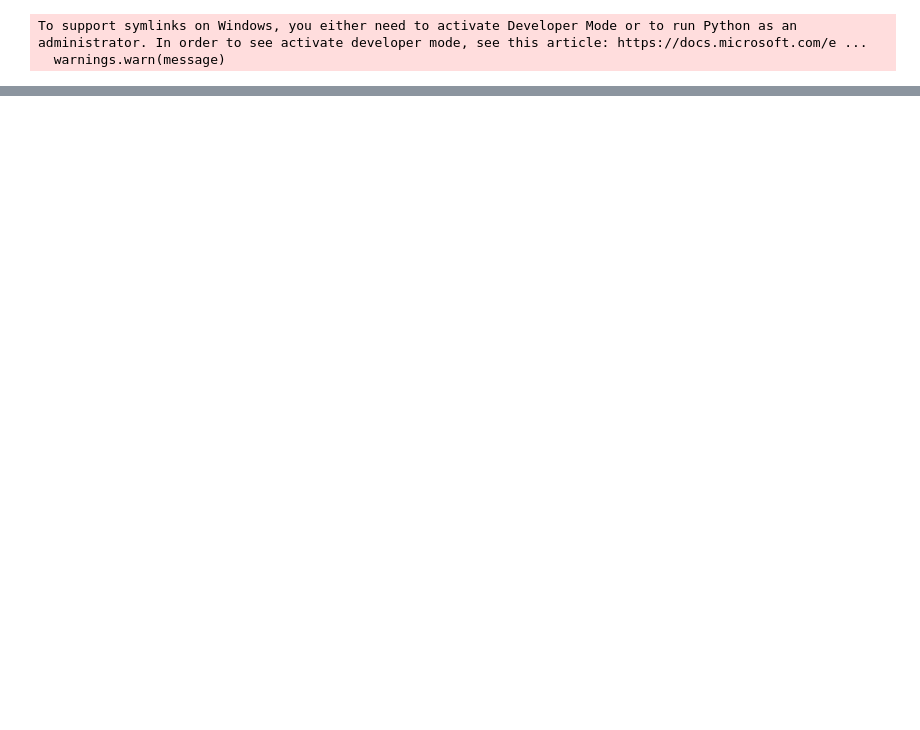
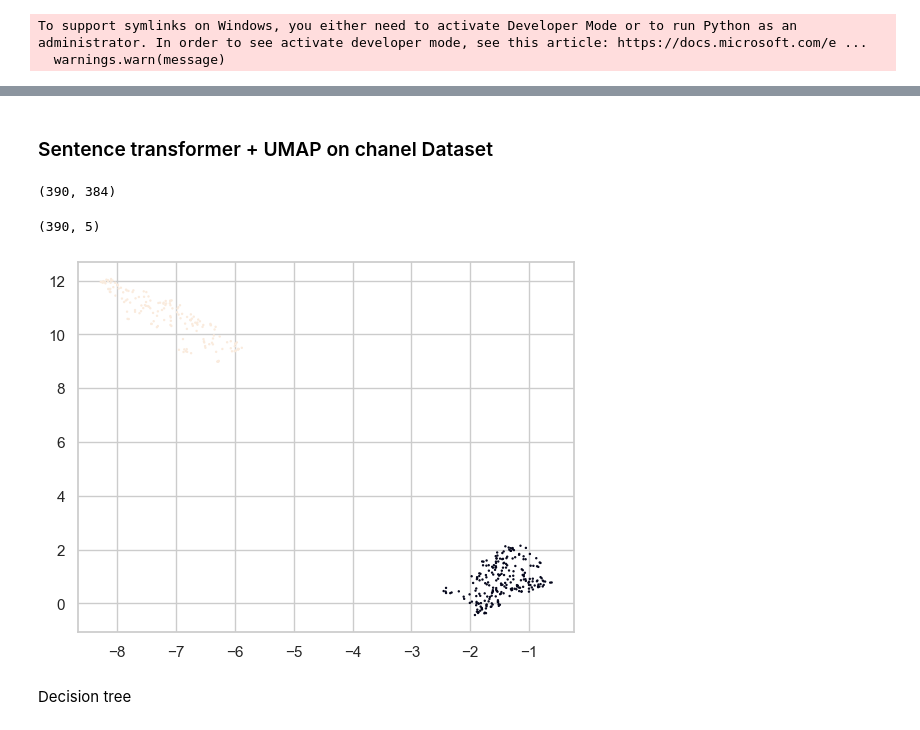
Before and after one commit to atekiouk/Sujet_2, a Jupyter notebook: Notebooks/bert_test.ipynb, the cells around one changed output, grey strips where cells are left out. Drawn from its saved outputs; the diff is of its cells as text; code cells hidden in the pictures; blank space fills up the shorter version.

Commit message:
bert tree

```diff
--- a/Notebooks/bert_test.ipynb
+++ b/Notebooks/bert_test.ipynb
@@ -29,0 +73,25 @@ To support symlinks on Windows, you either need to activate Developer Mode or to
+# %% [markdown]
+### Sentence transformer + UMAP on chanel Dataset
+# %%
+y = chanel_junk_valid_new['is_junk']
+# %%
+model1 = SentenceTransformer('all-MiniLM-L6-v2')
+embeddings1 = model1.encode(chanel_junk_valid_new['text'])
+X_1 = embeddings1
+X_1.shape
+# 390 rows, 384 cols
+# %% [output]
+(390, 384)
+# %%
+manifold1 = umap.UMAP(n_components = 5).fit(X_1, y)
+X_1_reduced = manifold1.transform(X_1)
+# %%
+X_1_reduced.shape
+# %% [output]
+(390, 5)
+# %%
+plt.scatter(X_1_reduced[:, 0], X_1_reduced[:, 1], c=y, s=0.5);
+# %% [output]
+[figure, added]
+# %% [markdown]
+Decision tree
```
Also changed, not shown: parts of 14 cells of this notebook.
